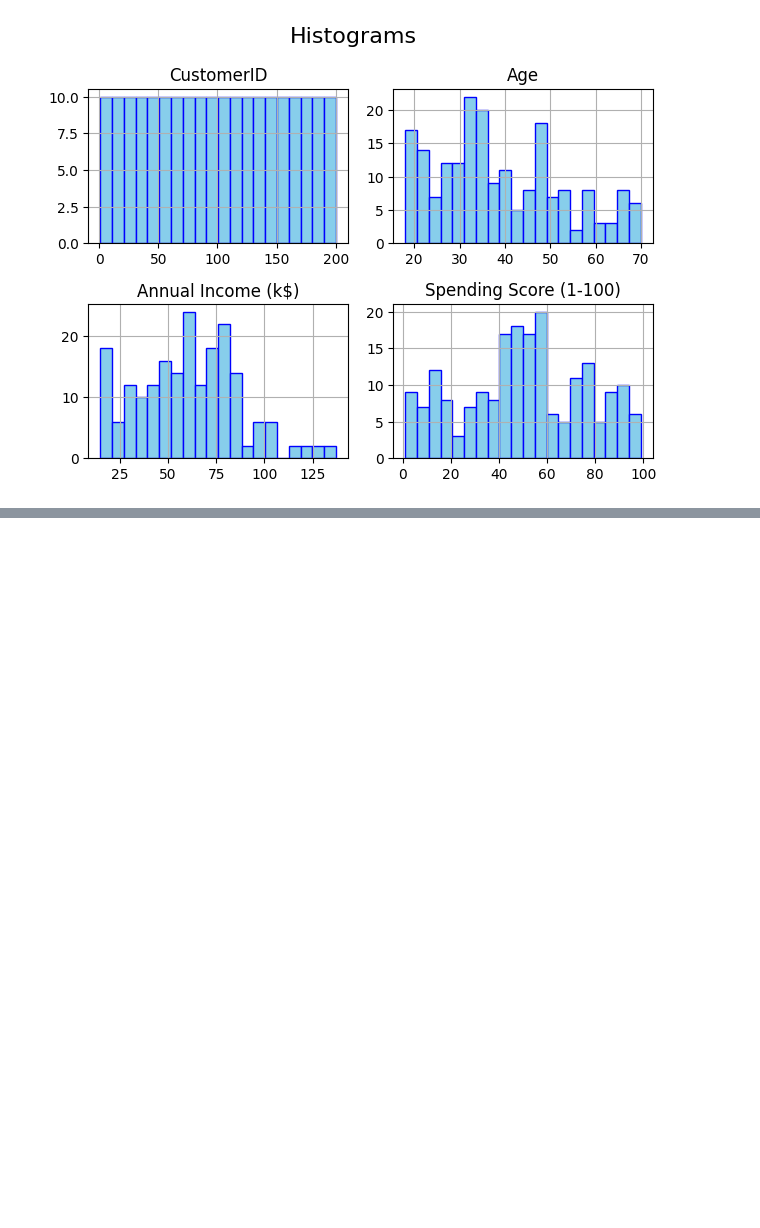
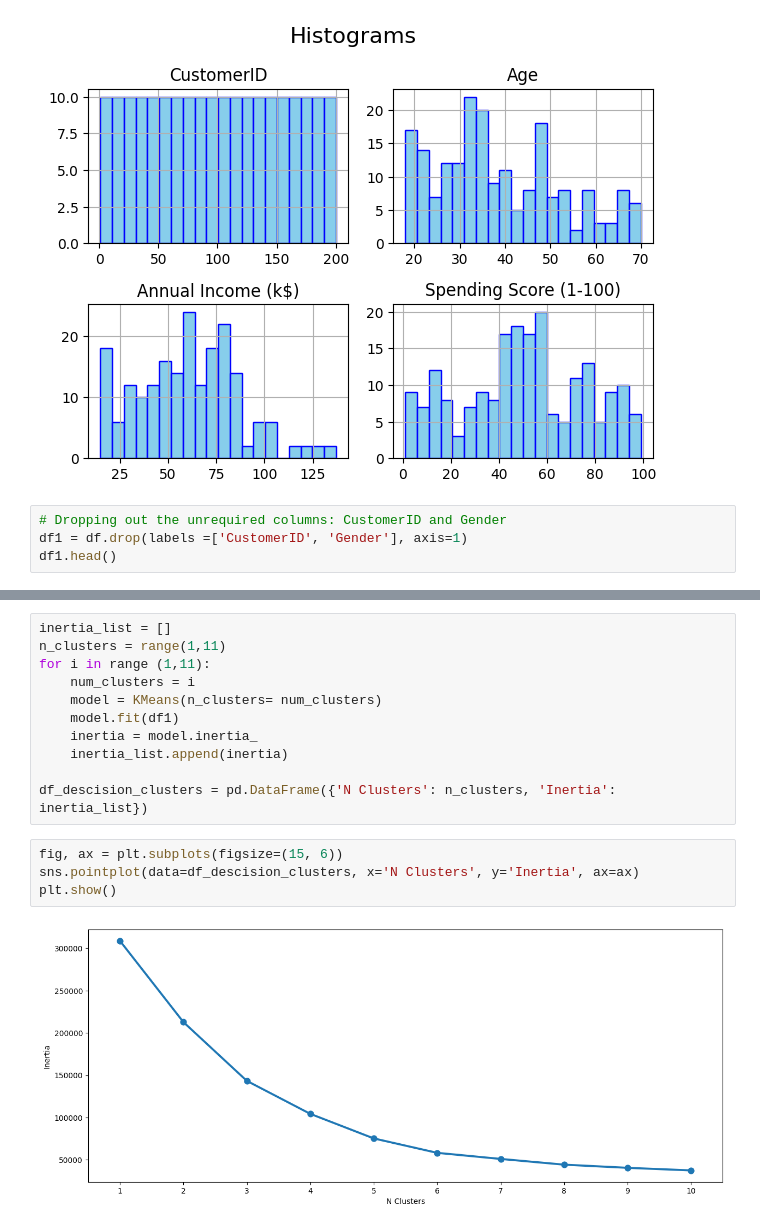
Before and after one commit to maaaazin/ML_02_CLUSTERING, a Jupyter notebook: main.ipynb, the cells around one changed output, grey strips where cells are left out. Cells and saved outputs as stored; diff of their text form; blank space fills up the shorter version.

```diff
--- a/main.ipynb
+++ b/main.ipynb
@@ -66,3 +71,7 @@ plt.show()
 # %% [output]
 <Figure size 1000x600 with 0 Axes>
 [figure]
+# %%
+# Dropping out the unrequired columns: CustomerID and Gender
+df1 = df.drop(labels =['CustomerID', 'Gender'], axis=1)
+df1.head()
@@ -68,0 +85,17 @@ plt.show()
+# %%
+inertia_list = []
+n_clusters = range(1,11)
+for i in range (1,11):
+    num_clusters = i
+    model = KMeans(n_clusters= num_clusters)
+    model.fit(df1)
+    inertia = model.inertia_
+    inertia_list.append(inertia)
+
+df_descision_clusters = pd.DataFrame({'N Clusters': n_clusters, 'Inertia': inertia_list})
+# %%
+fig, ax = plt.subplots(figsize=(15, 6))
+sns.pointplot(data=df_descision_clusters, x='N Clusters', y='Inertia', ax=ax)
+plt.show()
+# %% [output]
+[figure, added]
```
Also changed, not shown: parts of 7 cells of this notebook.
